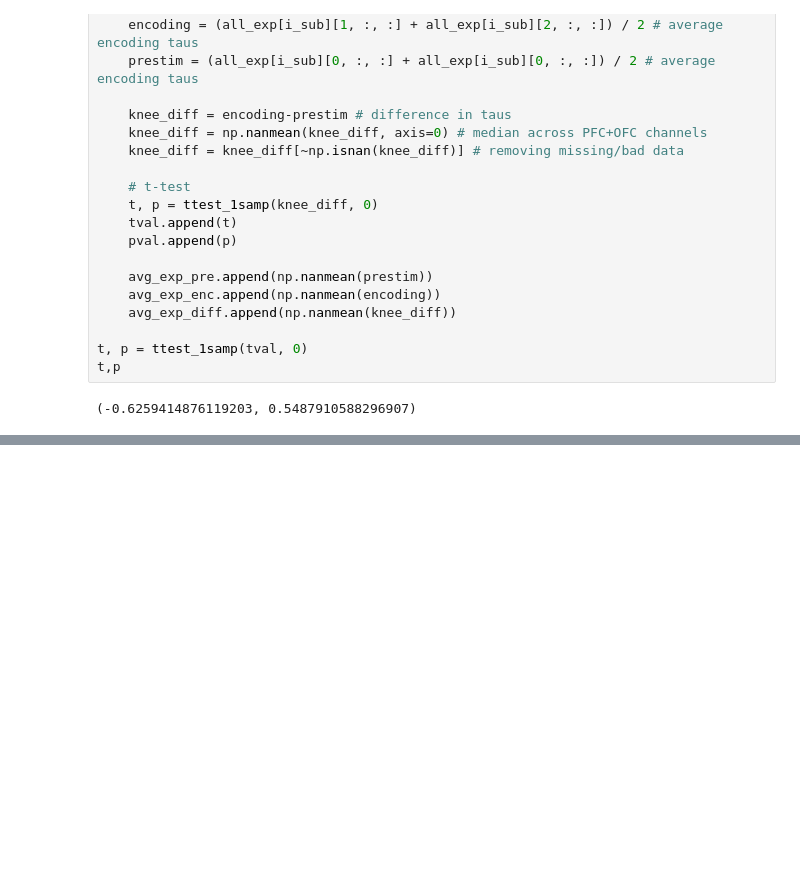
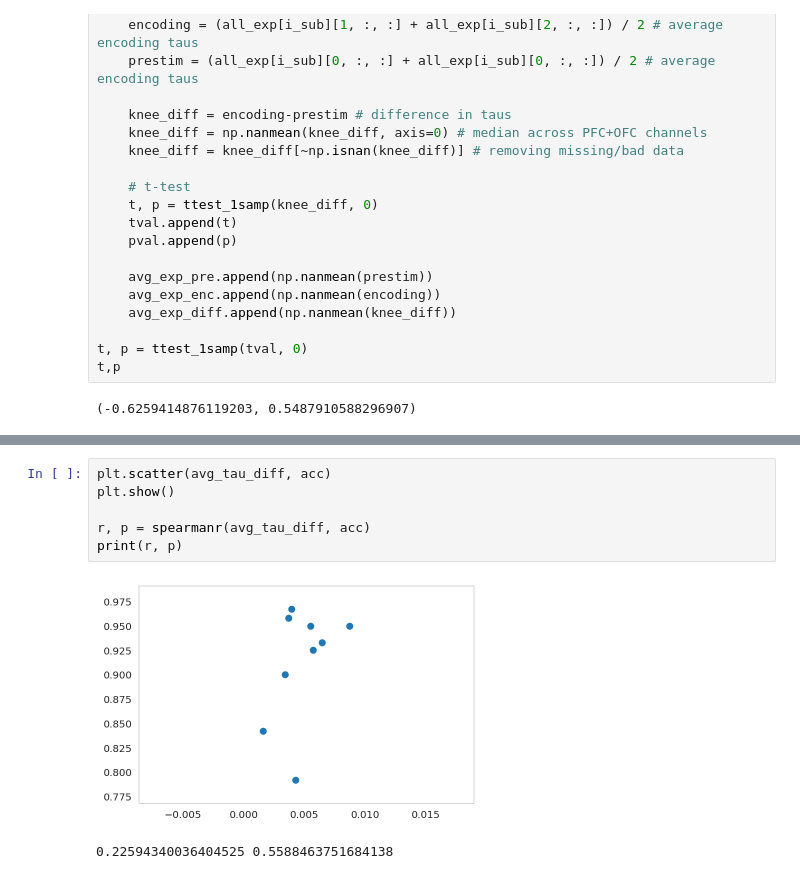
Before and after one commit to rdgao/field-echos, a Jupyter notebook: notebooks/Johnson/timescale_analysis.ipynb, the cells around one changed output, grey strips where cells are left out. Cells and saved outputs as stored; diff of their text form; blank space fills up the shorter version.

```diff
--- a/notebooks/Johnson/timescale_analysis.ipynb
+++ b/notebooks/Johnson/timescale_analysis.ipynb
@@ -328 +328,10 @@ Warnings:
 strong multicollinearity or other numerical problems.
+# %%
+plt.scatter(avg_tau_diff, acc)
+plt.show()
+
+r, p = spearmanr(avg_tau_diff, acc)
+print(r, p)
+# %% [output]
+[figure, added]
+0.22594340036404525 0.5588463751684138
```
Also changed, not shown: parts of 3 cells of this notebook.
